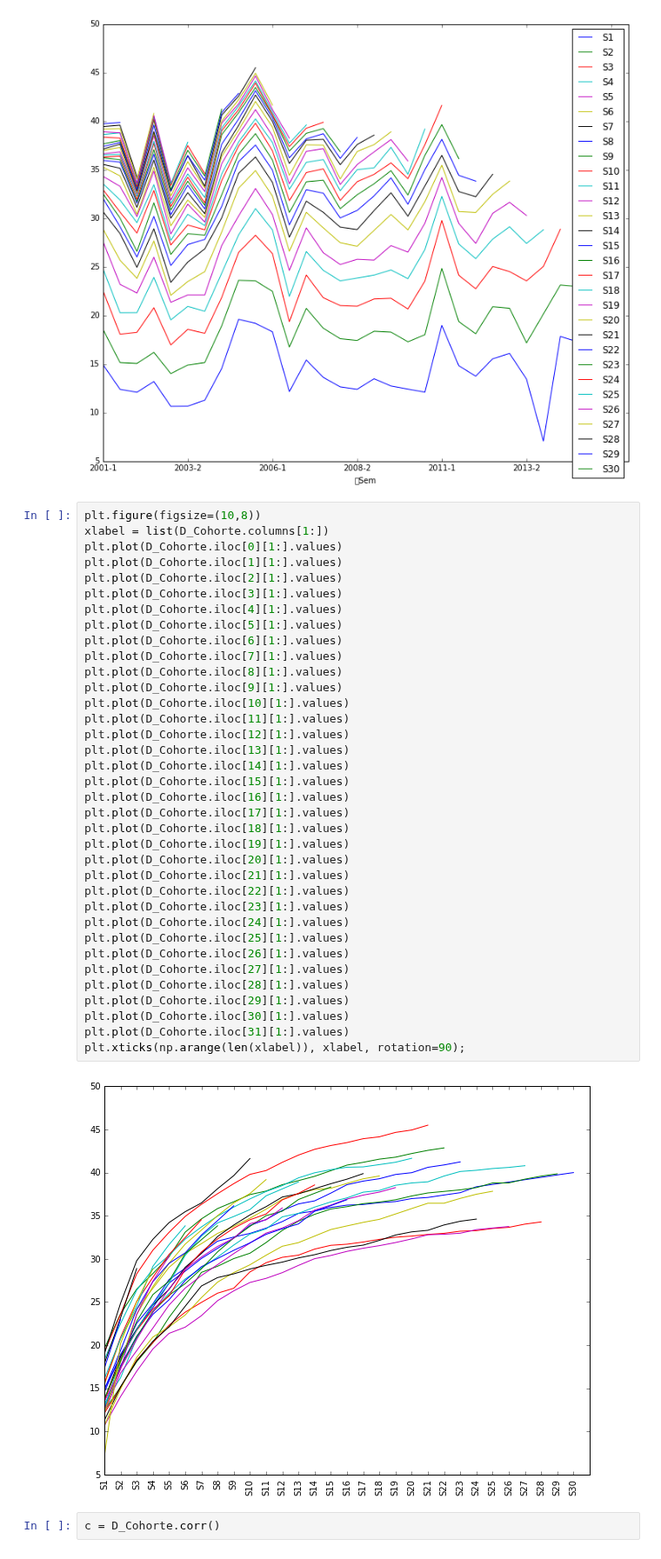
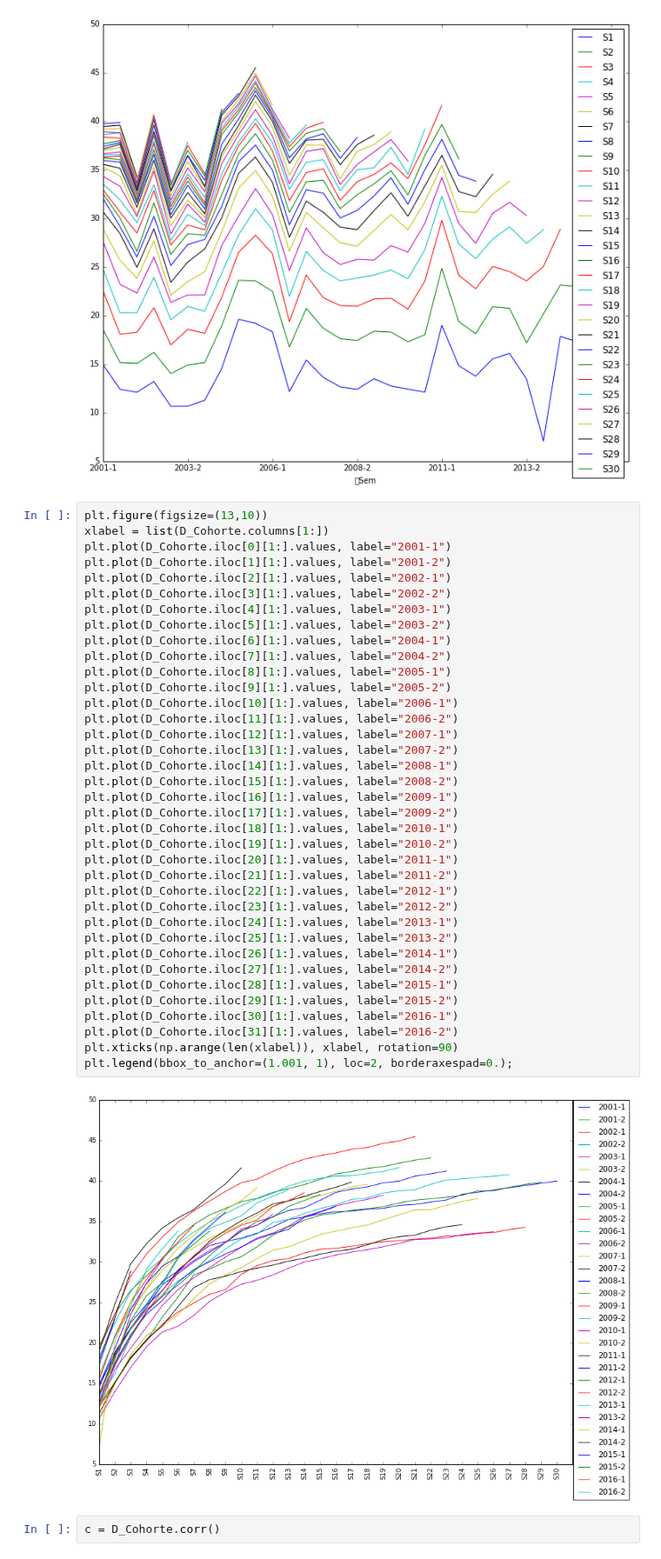
Before and after one commit to AronForero/ICFESProject, a Jupyter notebook: Descriptive_Analisis/SPADIES.ipynb, the cells around one changed output. Shown at 87% size. Drawn from its saved outputs; the diff is of its cells as text.

Commit message:
Se continuo con la configuracion del archivo de columnas... terminar la exploracion y continuar la visualizacion

```diff
--- a/Descriptive_Analisis/SPADIES.ipynb
+++ b/Descriptive_Analisis/SPADIES.ipynb
@@ -34,43 +34,44 @@ D_Cohorte.plot(x=0, y=D_Cohorte.columns[1:], kind="line", figsize=(12,10))
 <matplotlib.axes._subplots.AxesSubplot at 0x...>
 [figure]
 # %%
-plt.figure(figsize=(10,8))
+plt.figure(figsize=(13,10))
 xlabel = list(D_Cohorte.columns[1:])
-plt.plot(D_Cohorte.iloc[0][1:].values)
-plt.plot(D_Cohorte.iloc[1][1:].values)
-plt.plot(D_Cohorte.iloc[2][1:].values)
-plt.plot(D_Cohorte.iloc[3][1:].values)
-plt.plot(D_Cohorte.iloc[4][1:].values)
-plt.plot(D_Cohorte.iloc[5][1:].values)
-plt.plot(D_Cohorte.iloc[6][1:].values)
-plt.plot(D_Cohorte.iloc[7][1:].values)
-plt.plot(D_Cohorte.iloc[8][1:].values)
-plt.plot(D_Cohorte.iloc[9][1:].values)
-plt.plot(D_Cohorte.iloc[10][1:].values)
-plt.plot(D_Cohorte.iloc[11][1:].values)
-plt.plot(D_Cohorte.iloc[12][1:].values)
-plt.plot(D_Cohorte.iloc[13][1:].values)
-plt.plot(D_Cohorte.iloc[14][1:].values)
-plt.plot(D_Cohorte.iloc[15][1:].values)
-plt.plot(D_Cohorte.iloc[16][1:].values)
-plt.plot(D_Cohorte.iloc[17][1:].values)
-plt.plot(D_Cohorte.iloc[18][1:].values)
-plt.plot(D_Cohorte.iloc[19][1:].values)
-plt.plot(D_Cohorte.iloc[20][1:].values)
-plt.plot(D_Cohorte.iloc[21][1:].values)
-plt.plot(D_Cohorte.iloc[22][1:].values)
-plt.plot(D_Cohorte.iloc[23][1:].values)
-plt.plot(D_Cohorte.iloc[24][1:].values)
-plt.plot(D_Cohorte.iloc[25][1:].values)
-plt.plot(D_Cohorte.iloc[26][1:].values)
-plt.plot(D_Cohorte.iloc[27][1:].values)
-plt.plot(D_Cohorte.iloc[28][1:].values)
-plt.plot(D_Cohorte.iloc[29][1:].values)
-plt.plot(D_Cohorte.iloc[30][1:].values)
-plt.plot(D_Cohorte.iloc[31][1:].values)
-plt.xticks(np.arange(len(xlabel)), xlabel, rotation=90);
+plt.plot(D_Cohorte.iloc[0][1:].values, label="2001-1")
+plt.plot(D_Cohorte.iloc[1][1:].values, label="2001-2")
+plt.plot(D_Cohorte.iloc[2][1:].values, label="2002-1")
+plt.plot(D_Cohorte.iloc[3][1:].values, label="2002-2")
+plt.plot(D_Cohorte.iloc[4][1:].values, label="2003-1")
+plt.plot(D_Cohorte.iloc[5][1:].values, label="2003-2")
+plt.plot(D_Cohorte.iloc[6][1:].values, label="2004-1")
+plt.plot(D_Cohorte.iloc[7][1:].values, label="2004-2")
+plt.plot(D_Cohorte.iloc[8][1:].values, label="2005-1")
+plt.plot(D_Cohorte.iloc[9][1:].values, label="2005-2")
+plt.plot(D_Cohorte.iloc[10][1:].values, label="2006-1")
+plt.plot(D_Cohorte.iloc[11][1:].values, label="2006-2")
+plt.plot(D_Cohorte.iloc[12][1:].values, label="2007-1")
+plt.plot(D_Cohorte.iloc[13][1:].values, label="2007-2")
+plt.plot(D_Cohorte.iloc[14][1:].values, label="2008-1")
+plt.plot(D_Cohorte.iloc[15][1:].values, label="2008-2")
+plt.plot(D_Cohorte.iloc[16][1:].values, label="2009-1")
+plt.plot(D_Cohorte.iloc[17][1:].values, label="2009-2")
+plt.plot(D_Cohorte.iloc[18][1:].values, label="2010-1")
+plt.plot(D_Cohorte.iloc[19][1:].values, label="2010-2")
+plt.plot(D_Cohorte.iloc[20][1:].values, label="2011-1")
+plt.plot(D_Cohorte.iloc[21][1:].values, label="2011-2")
+plt.plot(D_Cohorte.iloc[22][1:].values, label="2012-1")
+plt.plot(D_Cohorte.iloc[23][1:].values, label="2012-2")
+plt.plot(D_Cohorte.iloc[24][1:].values, label="2013-1")
+plt.plot(D_Cohorte.iloc[25][1:].values, label="2013-2")
+plt.plot(D_Cohorte.iloc[26][1:].values, label="2014-1")
+plt.plot(D_Cohorte.iloc[27][1:].values, label="2014-2")
+plt.plot(D_Cohorte.iloc[28][1:].values, label="2015-1")
+plt.plot(D_Cohorte.iloc[29][1:].values, label="2015-2")
+plt.plot(D_Cohorte.iloc[30][1:].values, label="2016-1")
+plt.plot(D_Cohorte.iloc[31][1:].values, label="2016-2")
+plt.xticks(np.arange(len(xlabel)), xlabel, rotation=90)
+plt.legend(bbox_to_anchor=(1.001, 1), loc=2, borderaxespad=0.);
 # %% [output]
-[figure, old version]
+[figure, new version]
 # %%
 c = D_Cohorte.corr()
 # %%
```
Also changed, not shown: parts of 1 cell of this notebook, 2 other files.
